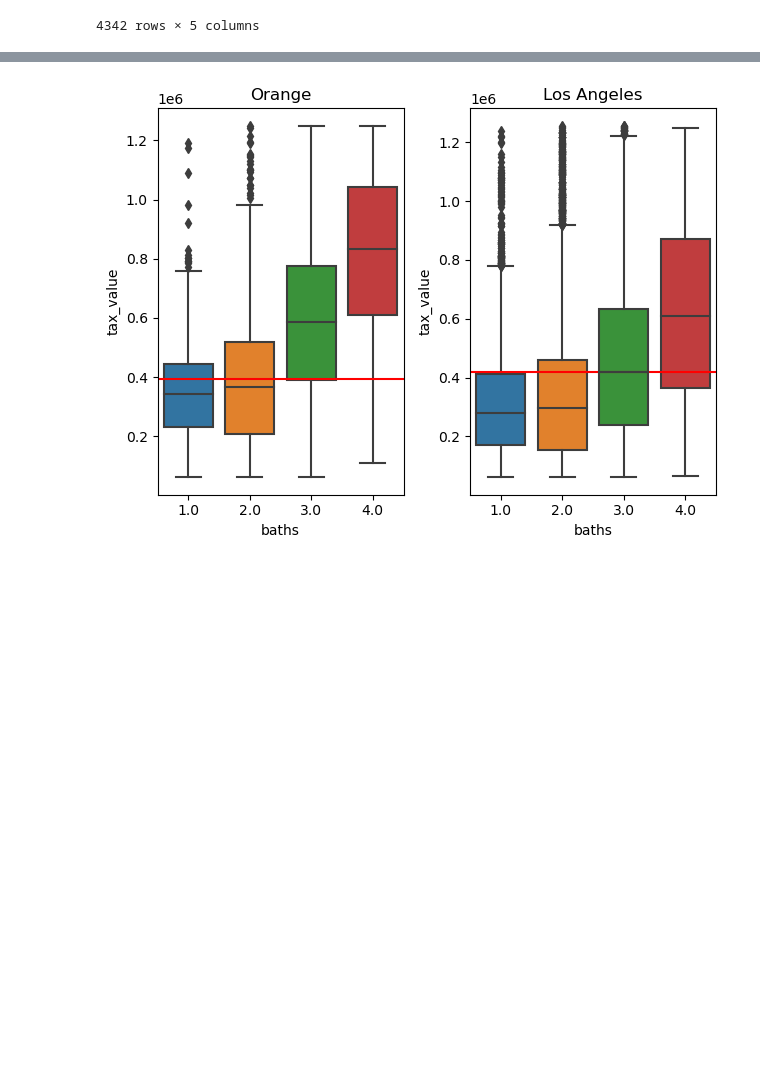
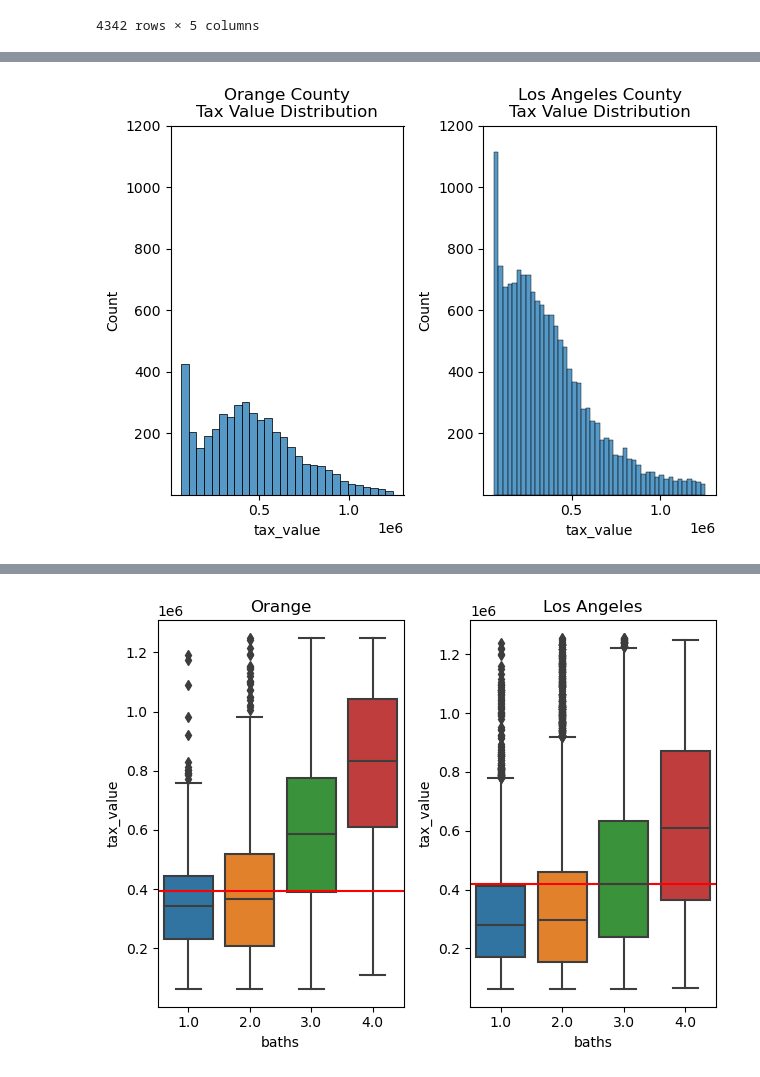
Before and after one commit to aaron-mv-moore/regression-zillow-project, a Jupyter notebook: explore_working_zillow.ipynb, the cells around one changed output, grey strips where cells are left out. Drawn from its saved outputs; the diff is of its cells as text; code cells hidden in the pictures; blank space fills up the shorter version.

```diff
--- a/explore_working_zillow.ipynb
+++ b/explore_working_zillow.ipynb
@@ -364,0 +389,28 @@ train[oc_mask]
+# %%
+# Is there a difference in the the tax value amount for homes in different counties?
+def get_county_dist():
+    '''
+    Action: presents histogtrams for the tax bvalue of properties in orange county and los angeles
+    '''
+
+
+
+    # get histogram of tax value in orange county
+    plt.subplot(121)
+    sns.histplot(data=train[oc_mask],
+               x=target).set_yticks([200, 400, 600, 800, 1000, 1200])
+    plt.title('Orange County\nTax Value Distribution')
+
+    # get histogram of tax value in los angeles county
+    plt.subplot(122)
+    sns.histplot(data=train[la_mask],
+               x=target).set_yticks([200, 400, 600, 800, 1000, 1200])
+    plt.title('Los Angeles County\nTax Value Distribution')
+    plt.tight_layout()
+    plt.show()
+
+    return
+# %%
+get_county_dist()
+# %% [output]
+[figure, added]
```
Also changed, not shown: parts of 19 cells of this notebook, 5 other files.
